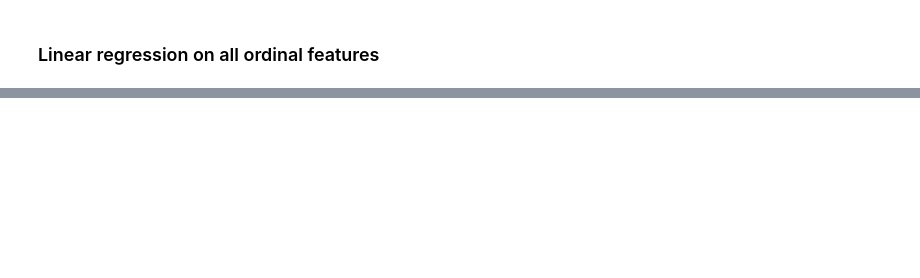
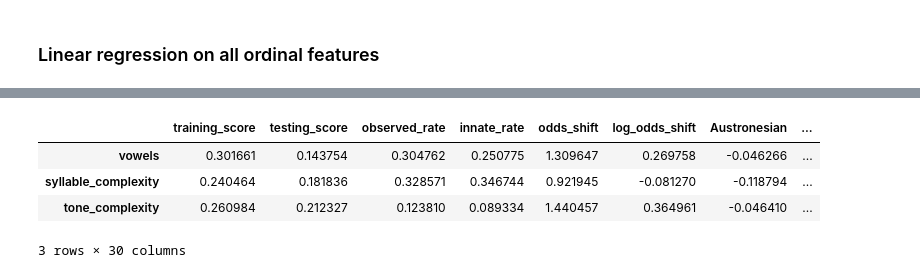
Before and after one commit to def-gthill/sils, a Jupyter notebook: origins.ipynb, the cells around one changed output, grey strips where cells are left out. Cells and saved outputs as stored; diff of their text form; code cells hidden in the pictures; blank space fills up the shorter version.

```diff
--- a/origins.ipynb
+++ b/origins.ipynb
@@ -401,2 +412,4 @@ ord_features = list(values.columns[~values.columns.str.contains('_')])
 # %% [markdown]
 ### Linear regression on all ordinal features
+# %%
+ord_results = real.full_linear_model(cv=True)
@@ -402,0 +427,10 @@ ord_features = list(values.columns[~values.columns.str.contains('_')])
+# %%
+ord_results_significant = ord_results[ord_results.testing_score >= 0.09]
+# %%
+ord_results_significant
+# %% [output]
+|  | training_score | testing_score | observed_rate | innate_rate | odds_shift | log_odds_shift | Austronesian | ... |
+| vowels | 0.301661 | 0.143754 | 0.304762 | 0.250775 | 1.309647 | 0.269758 | -0.046266 | ... |
+| syllable_complexity | 0.240464 | 0.181836 | 0.328571 | 0.346744 | 0.921945 | -0.081270 | -0.118794 | ... |
+| tone_complexity | 0.260984 | 0.212327 | 0.123810 | 0.089334 | 1.440457 | 0.364961 | -0.046410 | ... |
+3 rows × 30 columns
```
Also changed, not shown: parts of 10 cells of this notebook, 1 other file.
